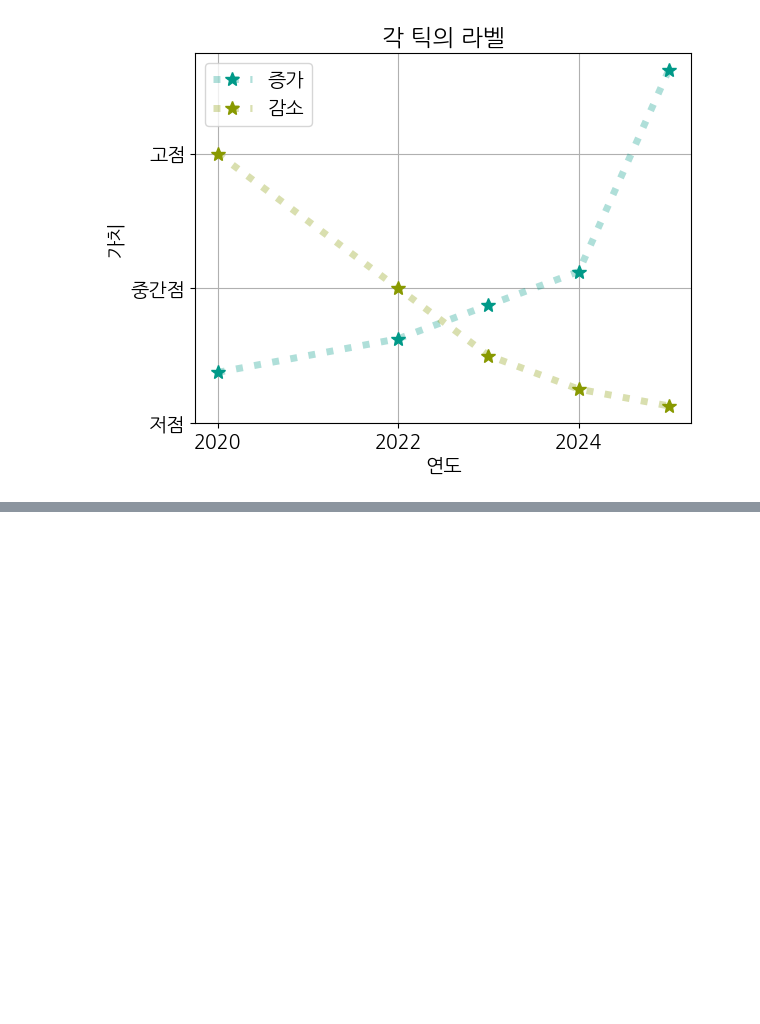
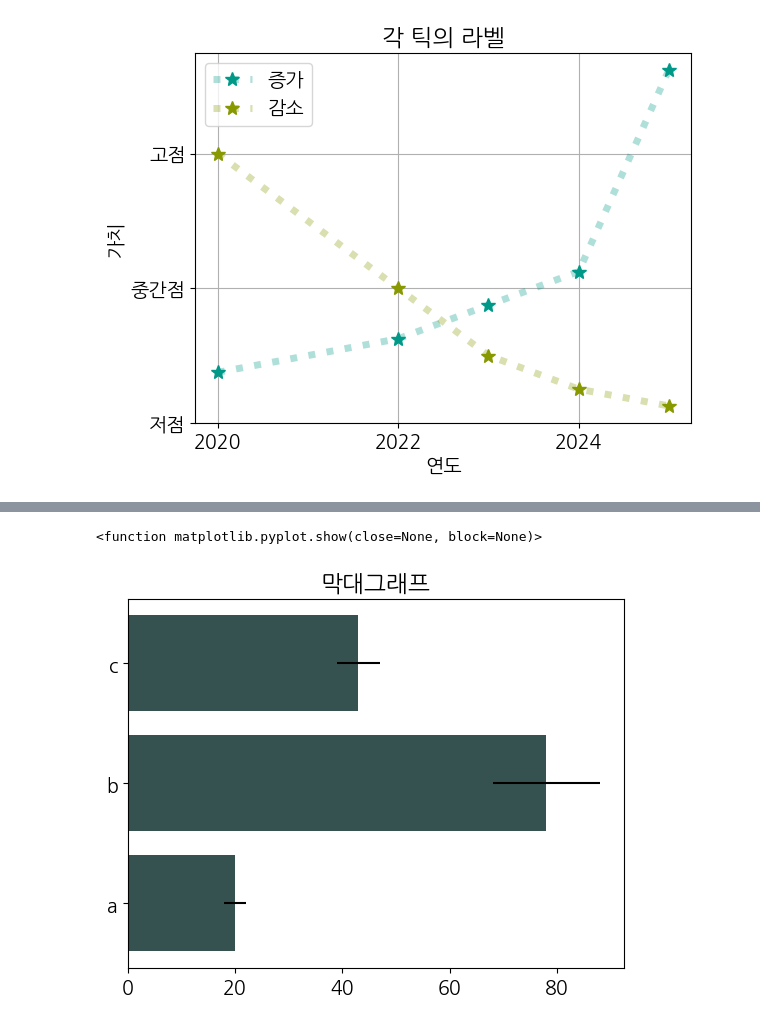
Before and after one commit to jaeheon1995/myPython, a Jupyter notebook: visualize-data.ipynb, the cells around one changed output, grey strips where cells are left out. Drawn from its saved outputs; the diff is of its cells as text; code cells hidden in the pictures; blank space fills up the shorter version.

```diff
--- a/visualize-data.ipynb
+++ b/visualize-data.ipynb
@@ -215,0 +226,10 @@ plt.show
+# %%
+#가로막대그래프 barh()메서드로 생성가능
+#오차표시
+#xerr,yerr 매개변수이용
+plt.title('막대그래프')
+plt.barh(['a','b','c'],[20,78,43],xerr=[2,10,4], color ='#365250')
+plt.show
+# %% [output]
+<function matplotlib.pyplot.show(close=None, block=None)>
+[figure, added]
```
Also changed, not shown: parts of 14 cells of this notebook.
